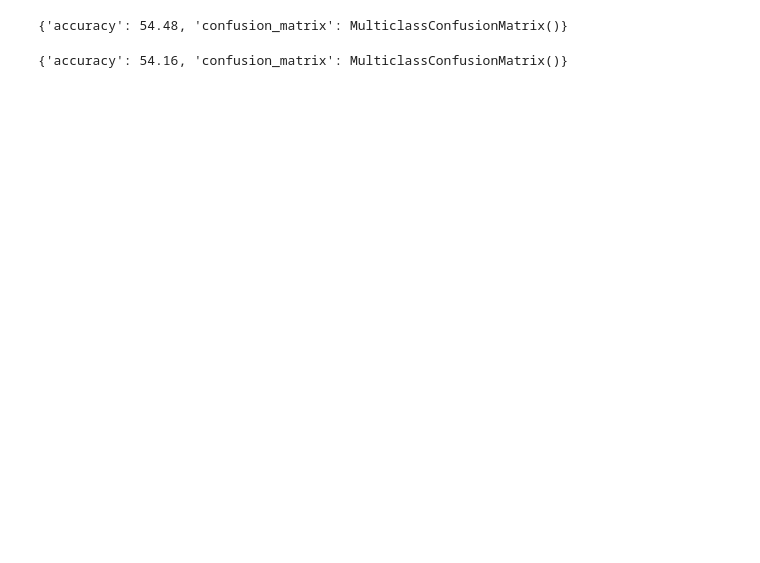
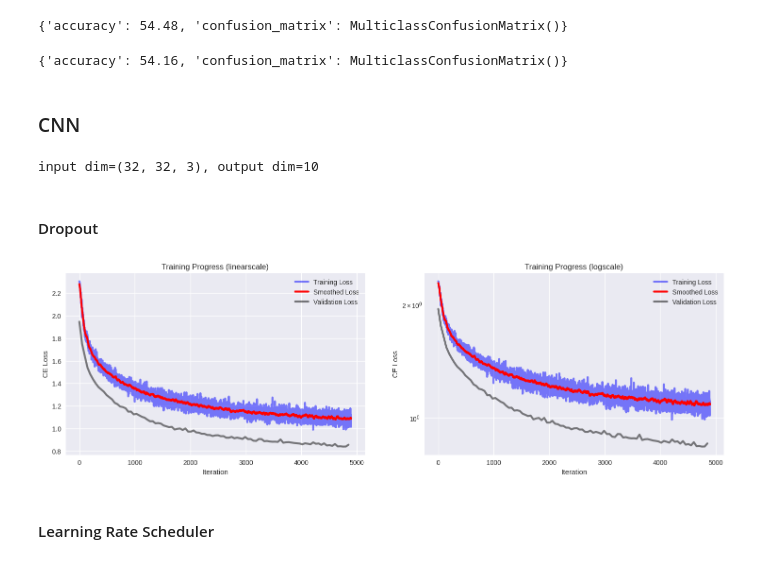
Before and after one commit to kel16/CudaLabTasksSS25, a Jupyter notebook: Session1/Solution1.ipynb, the cells around one changed output. Drawn from its saved outputs; the diff is of its cells as text; code cells hidden in the pictures; blank space fills up the shorter version.

```diff
--- a/Session1/Solution1.ipynb
+++ b/Session1/Solution1.ipynb
@@ -214,3 +221,31 @@ metrics_without_dropout = evaluate(mlp_without_dropout, eval_loader, device, con
 print(metrics_without_dropout)
 # %% [output]
 {'accuracy': 54.16, 'confusion_matrix': MulticlassConfusionMatrix()}
+# %% [markdown]
+### CNN
+# %%
+LR = 1e-3
+
+INPUT_DIM = train_dataset.data.shape[-3:]
+OUTPUT_DIM = len(set(train_dataset.targets)) # 10
+
+print(f"input dim={INPUT_DIM}, output dim={OUTPUT_DIM}")
+# %% [output]
+input dim=(32, 32, 3), output dim=10
+# %% [markdown]
+#### Dropout
+# %%
+cnn_with_dropout = CNN(INPUT_DIM, OUTPUT_DIM, True)
+cnn_with_dropout = cnn_with_dropout.to(device)
+
+cnn_with_dropout_criterion = nn.CrossEntropyLoss()
+cnn_with_dropout_optimizer = torch.optim.Adam(cnn_with_dropout.parameters(), lr=LR)
+
+cnn_with_dropout_losses = train(cnn_with_dropout, NUM_EPOCHS, train_loader, eval_loader,
+                                device, cnn_with_dropout_criterion, cnn_with_dropout_optimizer)
+# %%
+plot_learning_curve(cnn_with_dropout_losses[0], cnn_with_dropout_losses[1], len(cnn_with_dropout_losses[0])//len(cnn_with_dropout_losses[1]))
+# %% [output]
+[figure, added]
+# %% [markdown]
+#### Learning Rate Scheduler
```
Also changed, not shown: parts of 15 cells of this notebook, 5 other files.
